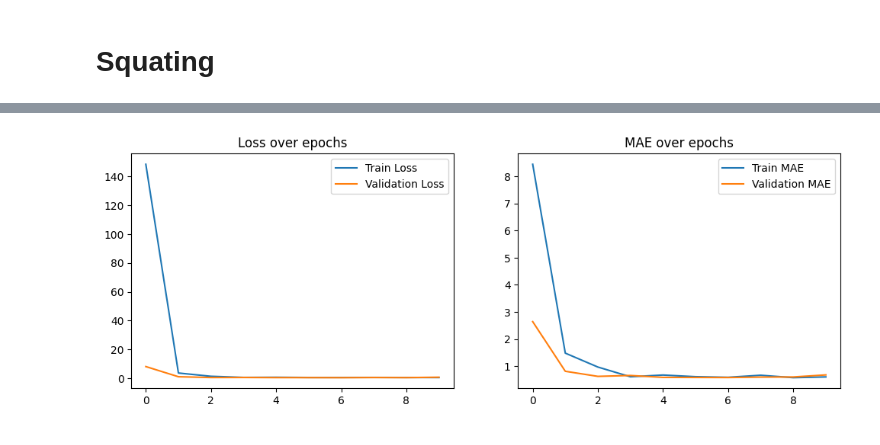
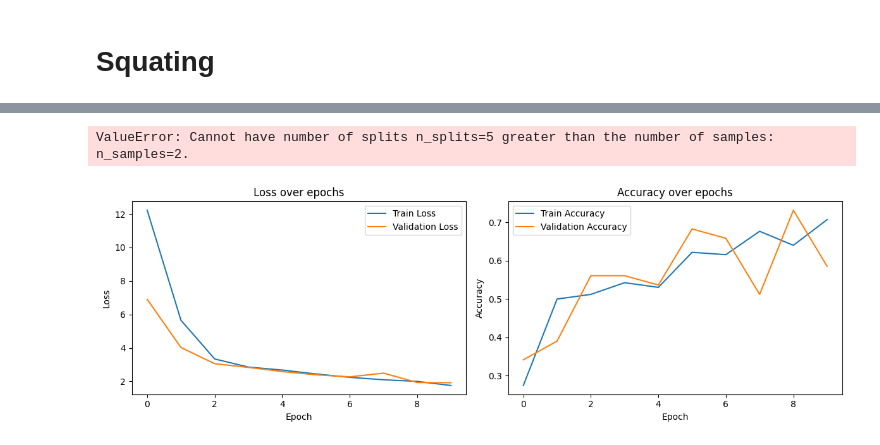
Before and after one commit to DhruvMehta-code/Pose-Estimation, a Jupyter notebook: pose.ipynb, the cells around one changed output, grey strips where cells are left out. Saved outputs shown, nothing was run; the diff lists cells and outputs as text; code cells hidden in the pictures.

Commit message:
Work on Accuracy

```diff
--- a/pose.ipynb
+++ b/pose.ipynb
@@ -346,22 +480,22 @@ video_input = Input(shape=(num_frames, frame_height, frame_width, num_channels))
 x = Conv3D(32, (3, 3, 3), activation='relu')(video_input)
 x = MaxPooling3D(pool_size=(2, 2, 2))(x)
 x = Flatten()(x)
-x = Dense(64, activation='relu')(x)
+x = Dense(64, activation='relu',kernel_regularizer=l2(0.01))(x)
 # %%
 # Angles branch
 angles_input = Input(shape=(num_angles,))
-y = Dense(32, activation='relu')(angles_input)
+y = Dense(32, activation='relu',kernel_regularizer=l2(0.01))(angles_input)
 # %%
 combined = Concatenate()([x, y])
 # %%
 # combined outputs
-z = Dense(64, activation='relu')(combined)
-z = Dense(32, activation='relu')(z)
-score_output = Dense(1, activation='linear')(z)
+z = Dense(64, activation='relu',kernel_regularizer=l2(0.01))(combined)
+z = Dense(32, activation='relu',kernel_regularizer=l2(0.01))(z)
+score_output = Dense(3, activation='softmax')(z)
 # %%
 model = Model(inputs=[video_input, angles_input], outputs=score_output)
 # %%
-model.compile(optimizer='adam', loss='mean_squared_error', metrics=['mean_absolute_error'])
+model.compile(optimizer='adam', loss='sparse_categorical_crossentropy', metrics=['accuracy'])
 
 
 # Train the model
@@ -369,16 +503,17 @@ history = model.fit([video_X_train, angle_X_train], y_train, validation_data=([v
 
 
 # Evaluate the model
-loss, mean_absolute_error = model.evaluate([video_X_test, angle_X_test], y_test)
+loss, accuracy  = model.evaluate([video_X_test, angle_X_test], y_test)
 predictions = model.predict([video_X_test, angle_X_test])
 
 
-mae = mae_func(y_test, predictions)
+print("Accuracy: {:.4f}".format(accuracy))
+# mae = mae_func(y_test, predictions)
 
 
-rmse = mean_squared_error(y_test, predictions, squared=False)
+# rmse = mean_squared_error(y_test, predictions, squared=False)
 
-print("Mean Absolute Error: {:.4f}".format(mae))
-print("Root Mean Squared Error: {:.4f}".format(rmse))
+# print("Mean Absolute Error: {:.4f}".format(mae))
+# print("Root Mean Squared Error: {:.4f}".format(rmse))
 # %% [output]
 Epoch 1/10
@@ -401,21 +536,62 @@ Root Mean Squared Error: 0.8547
+# %%
+num_folds = 5
+
+# Initialize KFold cross-validator
+kfold = KFold(n_splits=num_folds, shuffle=True, random_state=42)
+
+# Lists to store loss and accuracy for each fold
+losses = []
+accuracies = []
+
+# Perform K-Fold Cross-Validation
+for fold_idx, (train_indices, test_indices) in enumerate(kfold.split([video_X, angle_X])):
+    print("Training Fold", fold_idx + 1)
+
+    # Get the training and testing data for this fold
+    X_train_video, X_test_video = video_X[train_indices], video_X[test_indices]
+    X_train_angle, X_test_angle = angle_X[train_indices], angle_X[test_indices]
+    y_train_fold, y_test_fold = y[train_indices], y[test_indices]
+
+    # Compile the model
+    model.compile(optimizer='adam', loss='sparse_categorical_crossentropy', metrics=['accuracy'])
+
+    # Train the model
+    hist = model.fit([X_train_video, X_train_angle], y_train_fold, validation_data=([X_test_video, X_test_angle], y_test_fold), epochs=10, batch_size=32)
+
+    # Get the loss and accuracy for this fold
+    losses.append(history.history['loss'])
+    accuracies.append(history.history['accuracy'])
+
+# Convert losses and accuracies to numpy arrays
+losses = np.array(losses)
+accuracies = np.array(accuracies)
+# %% [output]
+ValueError: Cannot have number of splits n_splits=5 greater than the number of samples: n_samples=2.
 # %%
 
 import matplotlib.pyplot as plt
 
 plt.figure(figsize=(12, 4))
 
+# Plot Loss over epochs
 plt.subplot(1, 2, 1)
 plt.plot(history.history['loss'], label='Train Loss')
 plt.plot(history.history['val_loss'], label='Validation Loss')
 plt.title('Loss over epochs')
+plt.xlabel('Epoch')
+plt.ylabel('Loss')
 plt.legend()
 
+# Plot Accuracy over epochs
 plt.subplot(1, 2, 2)
-plt.plot(history.history['mean_absolute_error'], label='Train MAE')
-plt.plot(history.history['val_mean_absolute_error'], label='Validation MAE')
-plt.title('MAE over epochs')
+plt.plot(history.history['accuracy'], label='Train Accuracy')
+plt.plot(history.history['val_accuracy'], label='Validation Accuracy')
+plt.title('Accuracy over epochs')
+plt.xlabel('Epoch')
+plt.ylabel('Accuracy')
 plt.legend()
 
+plt.tight_layout()
 plt.show()
 # %% [output]
-[figure, old version]
+[figure, new version]
```
Also changed, not shown: parts of 27 cells of this notebook.
